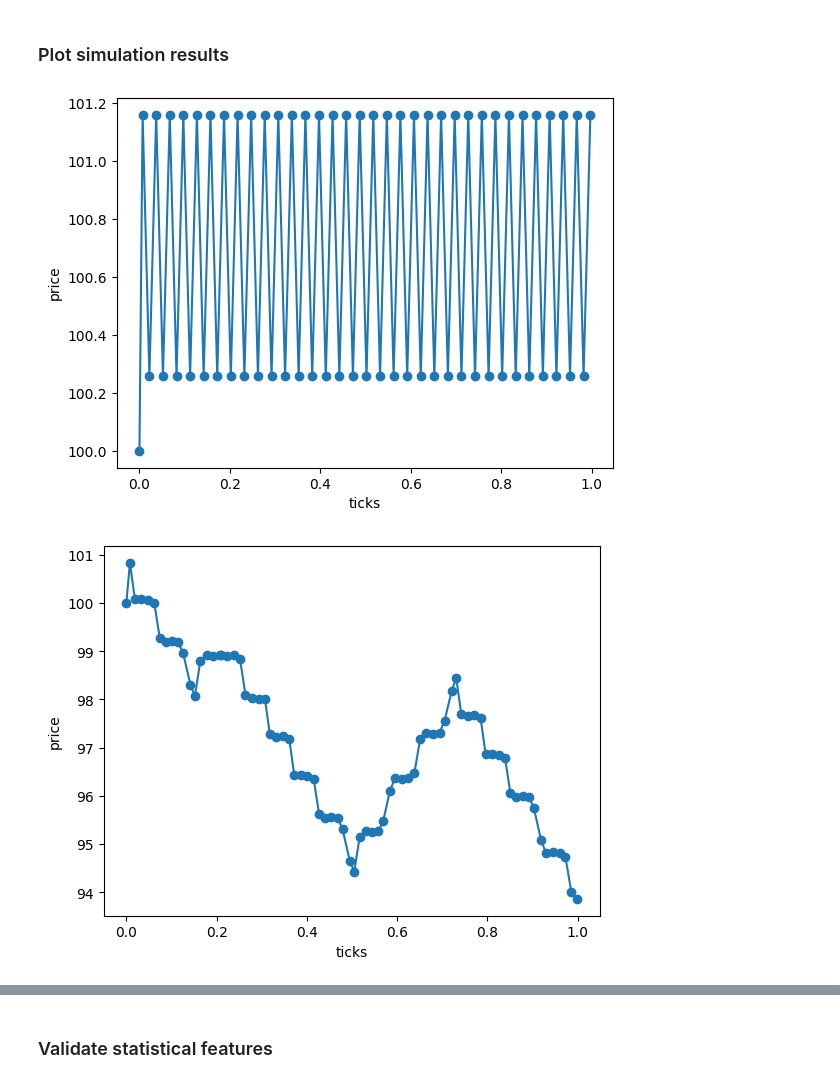
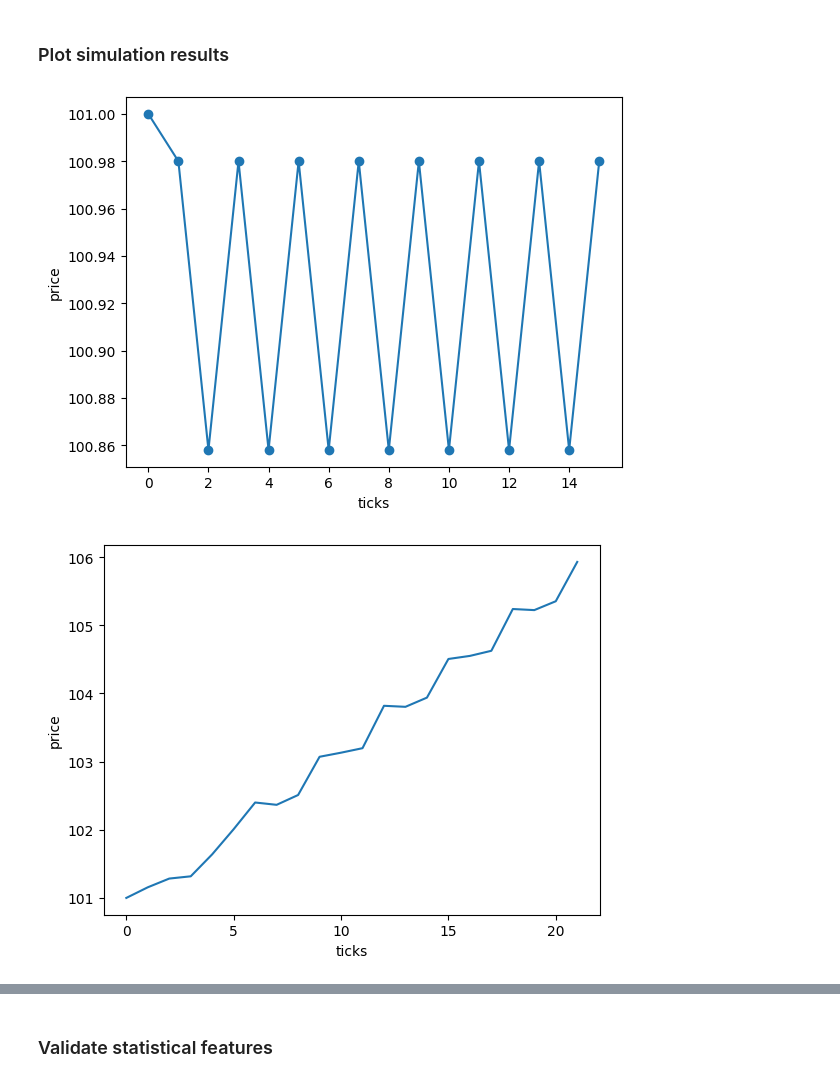
Before and after one commit to Naradice/stocknet_study, a Jupyter notebook: FeatureEngineering/AgentSimulation.ipynb, the cells around one changed output, grey strips where cells are left out. Cells and saved outputs as stored; diff of their text form; code cells hidden in the pictures.

Commit message:
trial of position based

```diff
--- a/FeatureEngineering/AgentSimulation.ipynb
+++ b/FeatureEngineering/AgentSimulation.ipynb
@@ -69,23 +97,22 @@ class DeterministicDealerModelV1:
 # %%
 import matplotlib.pyplot as plt
 
 # 2 agents model. it shows cyclic prices
-model = DeterministicDealerModelV1(2)
-prices = model.simulate(1000)
+model = DeterministicDealerModelV1(2, initial_positions=[1, -1])
+prices, ticks = model.simulate(1000)
 plt.plot(prices, marker="o")
 plt.xlabel("ticks")
 plt.ylabel("price")
 plt.show()
 # %% [output]
-[figure, old version]
+[figure, new version]
 # %%
-# 3 agents model. It shows a bit chaotic prices
-model = DeterministicDealerModelV1(3)
-prices = model.simulate(1000)
-plt.plot(prices, marker="o")
+model = DeterministicDealerModelV1(3, initial_positions=[1, -1, 1])
+prices, ticks = model.simulate(1000)
+plt.plot(prices)
 plt.xlabel("ticks")
 plt.ylabel("price")
 plt.show()
 # %% [output]
-[figure, old version]
+[figure, new version]
 # %%
```
Also changed, not shown: parts of 25 cells of this notebook.
